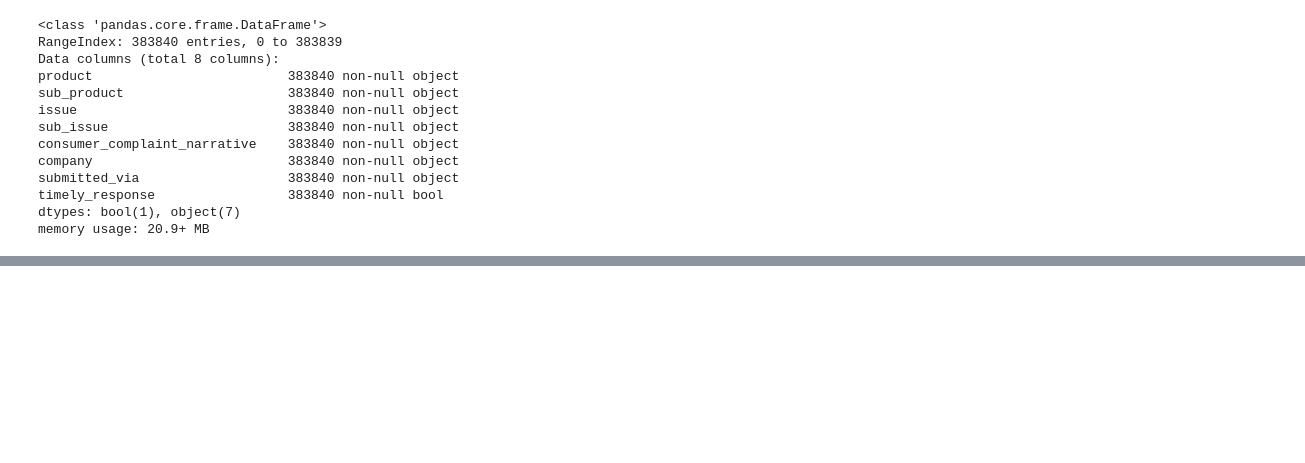
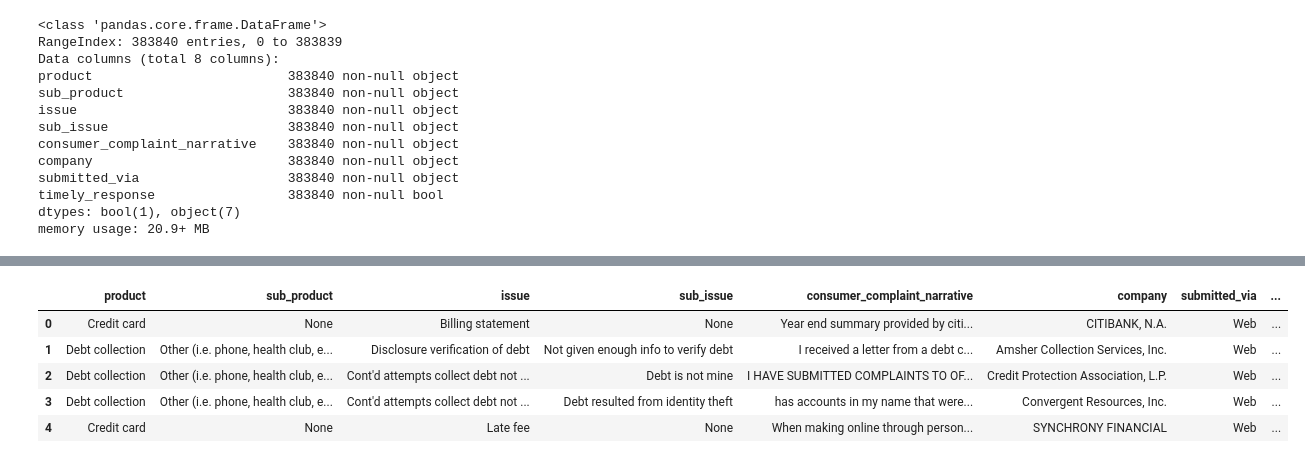
Before and after one commit to jltsao88/Improving_Customer_Service_Machine_Learning, a Jupyter notebook: 02_Data_Wrangling.ipynb, the cells around one changed output, grey strips where cells are left out. Cells and saved outputs as stored; diff of their text form; code cells hidden in the pictures; blank space fills up the shorter version.

```diff
--- a/02_Data_Wrangling.ipynb
+++ b/02_Data_Wrangling.ipynb
@@ -426,0 +469,11 @@ memory usage: 20.9+ MB
+# %%
+df_feat = pd.read_csv('C:\\Users\\jltsa\\Desktop\\Cust_complaints\\feature_sets\\ml_data2.csv')
+# %%
+df_feat.head()
+# %% [output]
+|  | product | sub_product | issue | sub_issue | consumer_complaint_narrative | company | submitted_via | ... |
+| 0 | Credit card | None | Billing statement | None | Year end summary provided by citi... | CITIBANK, N.A. | Web | ... |
+| 1 | Debt collection | Other (i.e. phone, health club, e... | Disclosure verification of debt | Not given enough info to verify debt | I received a letter from a debt c... | Amsher Collection Services, Inc. | Web | ... |
+| 2 | Debt collection | Other (i.e. phone, health club, e... | Cont'd attempts collect debt not ... | Debt is not mine | I HAVE SUBMITTED COMPLAINTS TO OF... | Credit Protection Association, L.P. | Web | ... |
+| 3 | Debt collection | Other (i.e. phone, health club, e... | Cont'd attempts collect debt not ... | Debt resulted from identity theft | has accounts in my name that were... | Convergent Resources, Inc. | Web | ... |
+| 4 | Credit card | None | Late fee | None | When making online through person... | SYNCHRONY FINANCIAL | Web | ... |
```
Also changed, not shown: parts of 14 cells of this notebook, 2 other files.
